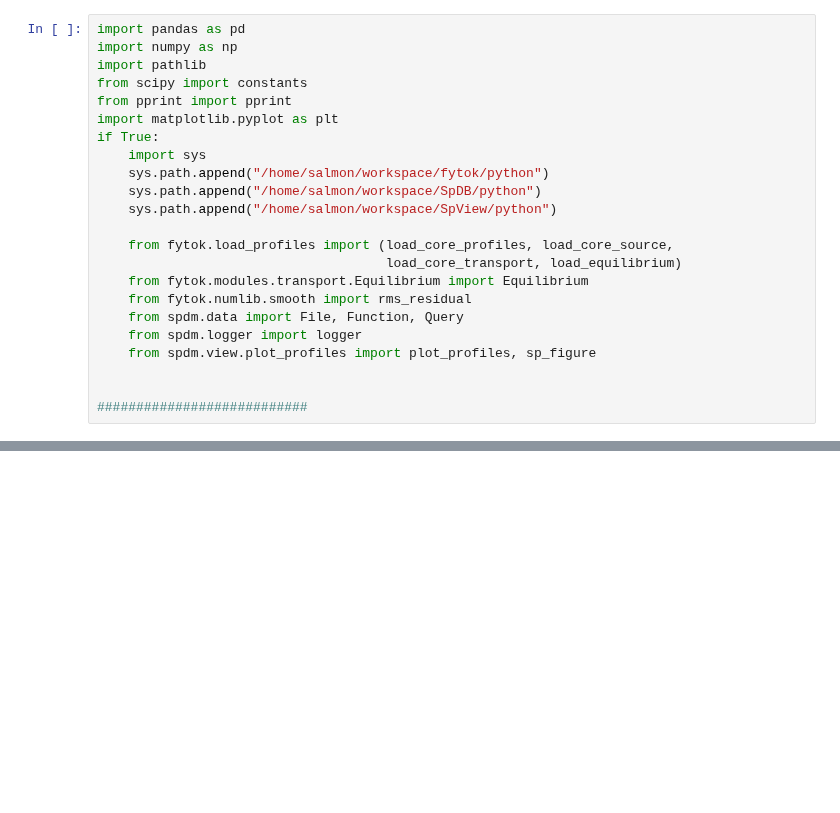
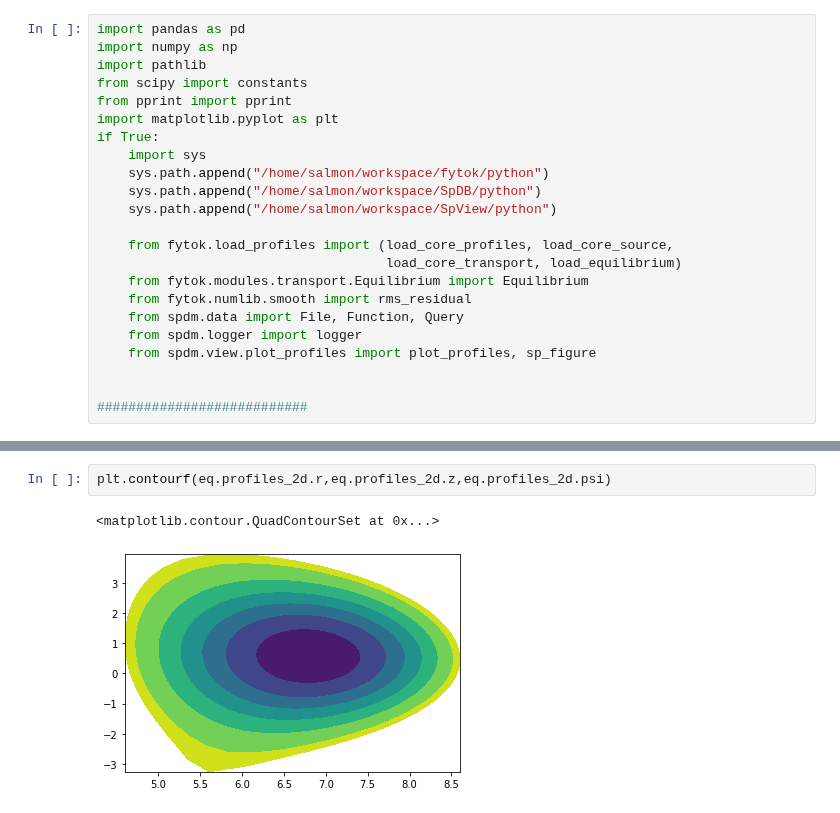
Before and after one commit to fusion-yun/fytok_old, a Jupyter notebook: examples/demo_eq.ipynb, the cells around one changed output, grey strips where cells are left out. Cells and saved outputs as stored; diff of their text form; blank space fills up the shorter version.

```diff
--- a/examples/demo_eq.ipynb
+++ b/examples/demo_eq.ipynb
@@ -138,0 +46,5 @@ fig=plot_profiles(
+# %%
+plt.contourf(eq.profiles_2d.r,eq.profiles_2d.z,eq.profiles_2d.psi)
+# %% [output]
+<matplotlib.contour.QuadContourSet at 0x...>
+[figure, added]
```
Also changed, not shown: parts of 7 cells of this notebook, 3 other files.
